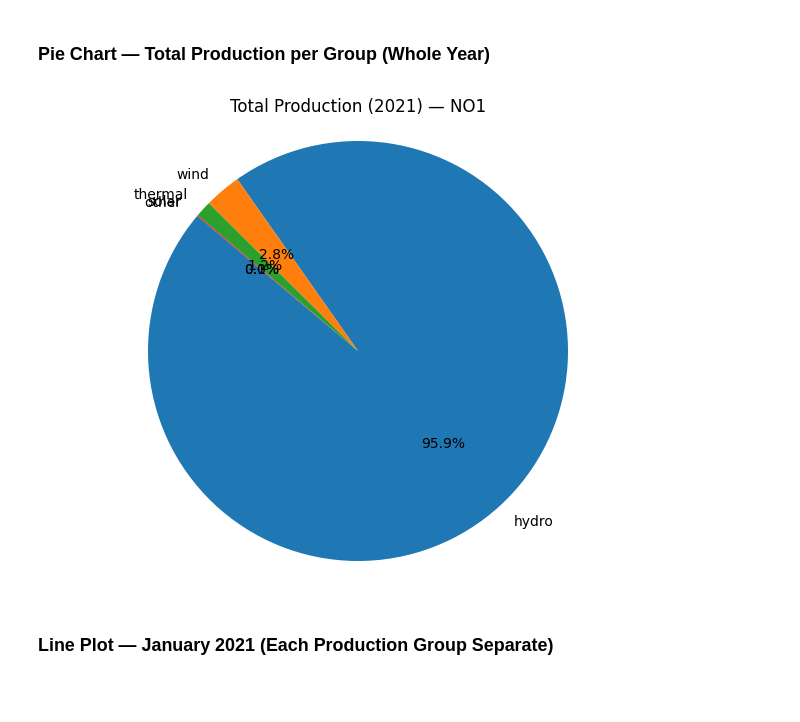
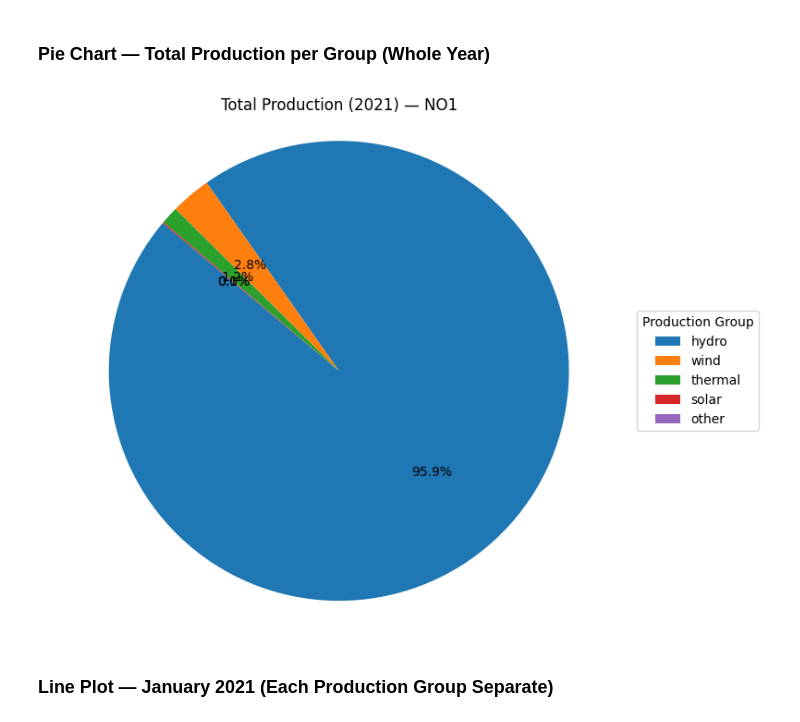
Before and after one commit to Srivatsav1298/WeatherAndEnergyInsights, a Jupyter notebook: notebooks/IND320_part2.ipynb, the cells around one changed output. Drawn from its saved outputs; the diff is of its cells as text; code cells hidden in the pictures; blank space fills up the shorter version.

Commit message:
Added legends in Pie Chart

```diff
--- a/notebooks/IND320_part2.ipynb
+++ b/notebooks/IND320_part2.ipynb
@@ -316,17 +316,33 @@ print(pdf['priceArea'].unique())
 # %%
 def plot_pie_total(pdf, price_area):
     df_pa = pdf[pdf['priceArea'] == price_area]
     agg = df_pa.groupby('productionGroup')['quantityKwh'].sum().sort_values(ascending=False)
 
+    # Create pie chart without labels in the chart
     plt.figure(figsize=(8, 6))
-    plt.pie(agg, labels=agg.index, autopct='%1.1f%%', startangle=140)
+    wedges, _, autotexts = plt.pie(
+        agg,
+        labels=None,  # hide labels on chart
+        autopct='%1.1f%%',
+        startangle=140
+    )
+
+    # Add legend instead of labels on pie
+    plt.legend(
+        wedges,
+        agg.index,
+        title="Production Group",
+        loc="center left",
+        bbox_to_anchor=(1, 0.5)
+    )
+
     plt.title(f"Total Production (2021) — {price_area}")
     plt.axis('equal')
+    plt.tight_layout()
     plt.show()
-
-plot_pie_total(pdf, 'NO1')  # replace 'NO1' with any available priceArea
+plot_pie_total(pdf,'NO1')
 # %% [output]
-[figure, old version]
+[figure, new version]
 # %% [markdown]
 ### Line Plot — January 2021 (Each Production Group Separate)
 # %%
```
Also changed, not shown: parts of 2 cells of this notebook.
